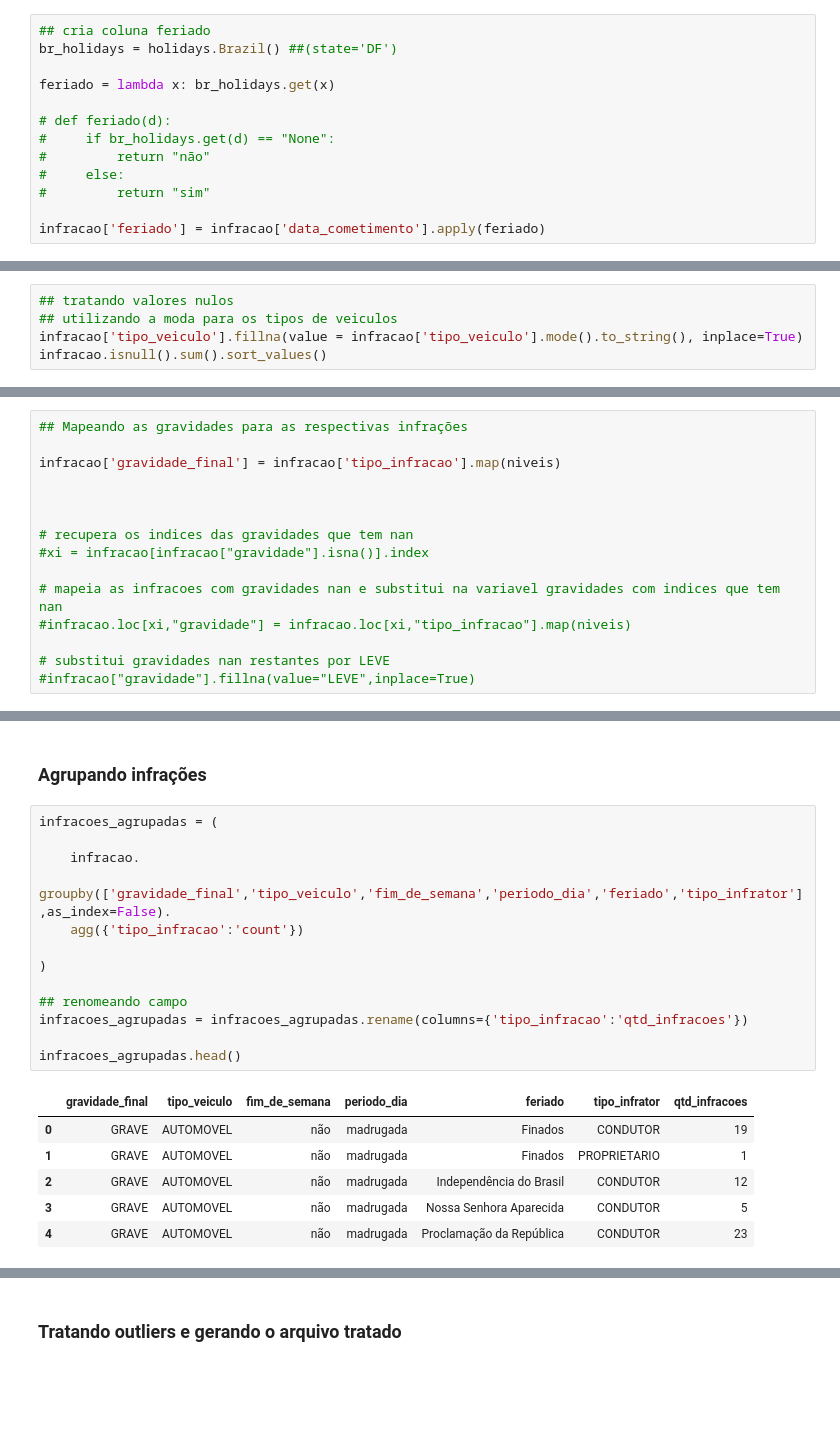
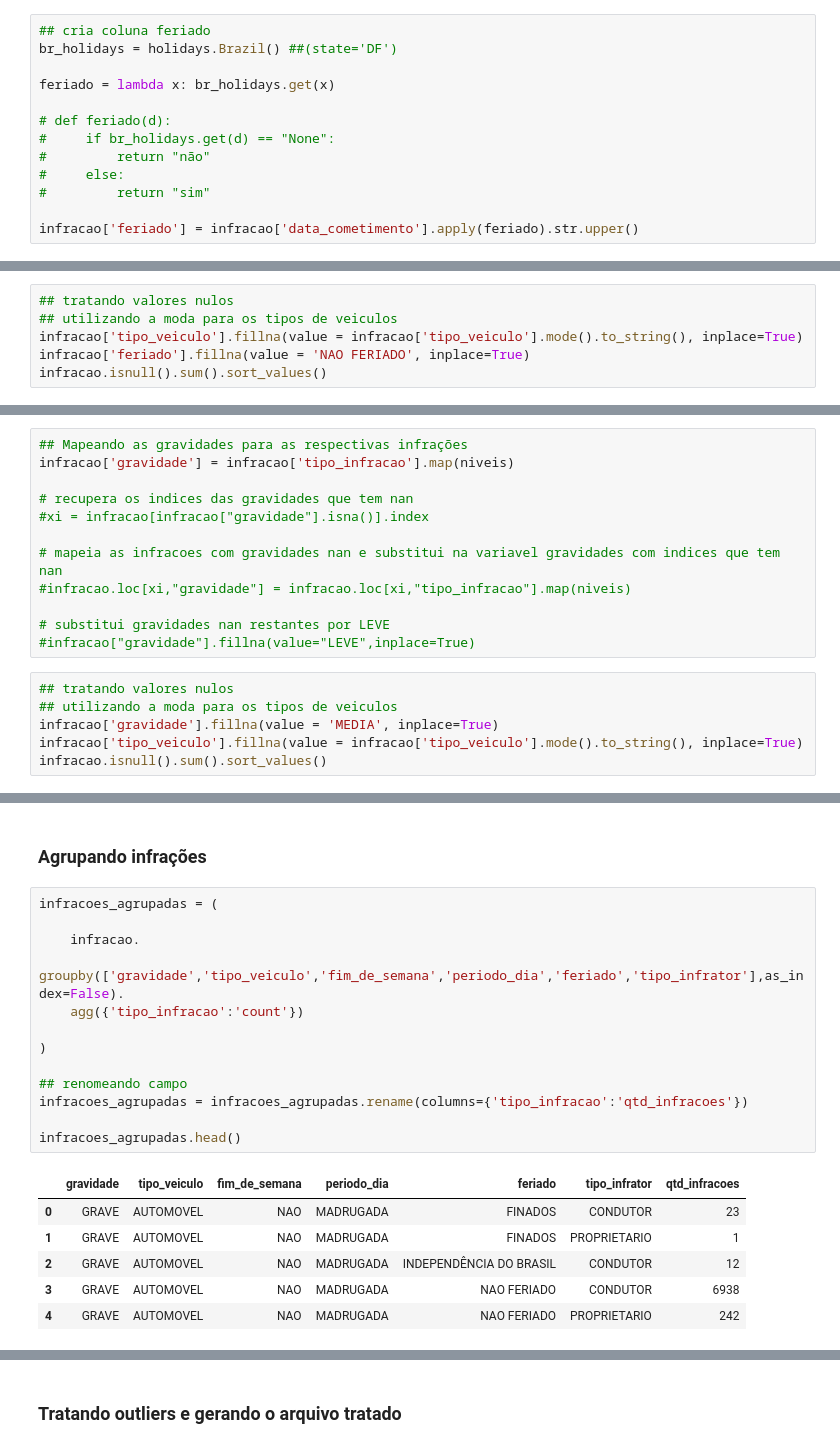
Before and after one commit to yusam/mead2, a Jupyter notebook: autos_de_infracao.ipynb, the cells around one changed output, grey strips where cells are left out. Cells and saved outputs as stored; diff of their text form; blank space fills up the shorter version.

```diff
--- a/autos_de_infracao.ipynb
+++ b/autos_de_infracao.ipynb
@@ -225,7 +225,7 @@ feriado = lambda x: br_holidays.get(x)
 #     else:
 #         return "sim"
 
-infracao['feriado'] = infracao['data_cometimento'].apply(feriado)
+infracao['feriado'] = infracao['data_cometimento'].apply(feriado).str.upper()
 # %%
 infracao['feriado'].value_counts()
 # %% [output]
@@ -341,5 +341,6 @@ dtype: int64
 ## tratando valores nulos
 ## utilizando a moda para os tipos de veiculos
 infracao['tipo_veiculo'].fillna(value = infracao['tipo_veiculo'].mode().to_string(), inplace=True)
+infracao['feriado'].fillna(value = 'NAO FERIADO', inplace=True)
 infracao.isnull().sum().sort_values()
 # %% [output]
@@ -676,10 +679,7 @@ niveis = {'6912-0': 'LEVE', '5207-0': 'LEVE', '6491-0': 'LEVE', '5681-0': 'LEVE'
                                 '5150-4': 'GRAVISSIMA'}
 # %%
 ## Mapeando as gravidades para as respectivas infrações
-
-infracao['gravidade_final'] = infracao['tipo_infracao'].map(niveis)
-
-
+infracao['gravidade'] = infracao['tipo_infracao'].map(niveis)
 
 # recupera os indices das gravidades que tem nan
 #xi = infracao[infracao["gravidade"].isna()].index
@@ -689,3 +689,9 @@ infracao['gravidade_final'] = infracao['tipo_infracao'].map(niveis)
 
 # substitui gravidades nan restantes por LEVE
 #infracao["gravidade"].fillna(value="LEVE",inplace=True)
+# %%
+## tratando valores nulos
+## utilizando a moda para os tipos de veiculos
+infracao['gravidade'].fillna(value = 'MEDIA', inplace=True)
+infracao['tipo_veiculo'].fillna(value = infracao['tipo_veiculo'].mode().to_string(), inplace=True)
+infracao.isnull().sum().sort_values()
@@ -696,21 +730,21 @@ infracao.head()
 # %%
 infracoes_agrupadas = (
 
     infracao.
-    groupby(['gravidade_final','tipo_veiculo','fim_de_semana','periodo_dia','feriado','tipo_infrator'],as_index=False).
+    groupby(['gravidade','tipo_veiculo','fim_de_semana','periodo_dia','feriado','tipo_infrator'],as_index=False).
     agg({'tipo_infracao':'count'})
 
 )
 
 ## renomeando campo
 infracoes_agrupadas = infracoes_agrupadas.rename(columns={'tipo_infracao':'qtd_infracoes'})
 
 infracoes_agrupadas.head()
 # %% [output]
-|  | gravidade_final | tipo_veiculo | fim_de_semana | periodo_dia | feriado | tipo_infrator | qtd_infracoes |
-| 0 | GRAVE | AUTOMOVEL | não | madrugada | Finados | CONDUTOR | 19 |
-| 1 | GRAVE | AUTOMOVEL | não | madrugada | Finados | PROPRIETARIO | 1 |
-| 2 | GRAVE | AUTOMOVEL | não | madrugada | Independência do Brasil | CONDUTOR | 12 |
-| 3 | GRAVE | AUTOMOVEL | não | madrugada | Nossa Senhora Aparecida | CONDUTOR | 5 |
-| 4 | GRAVE | AUTOMOVEL | não | madrugada | Proclamação da República | CONDUTOR | 23 |
+|  | gravidade | tipo_veiculo | fim_de_semana | periodo_dia | feriado | tipo_infrator | qtd_infracoes |
+| 0 | GRAVE | AUTOMOVEL | NAO | MADRUGADA | FINADOS | CONDUTOR | 23 |
+| 1 | GRAVE | AUTOMOVEL | NAO | MADRUGADA | FINADOS | PROPRIETARIO | 1 |
+| 2 | GRAVE | AUTOMOVEL | NAO | MADRUGADA | INDEPENDÊNCIA DO BRASIL | CONDUTOR | 12 |
+| 3 | GRAVE | AUTOMOVEL | NAO | MADRUGADA | NAO FERIADO | CONDUTOR | 6938 |
+| 4 | GRAVE | AUTOMOVEL | NAO | MADRUGADA | NAO FERIADO | PROPRIETARIO | 242 |
 # %%
```
Also changed, not shown: parts of 28 cells of this notebook.
